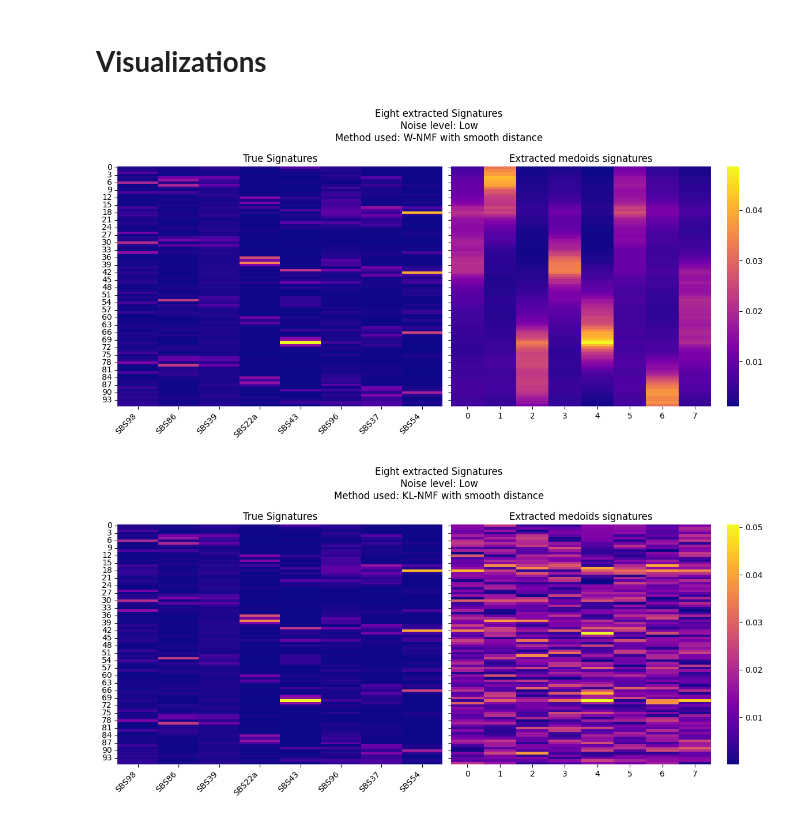
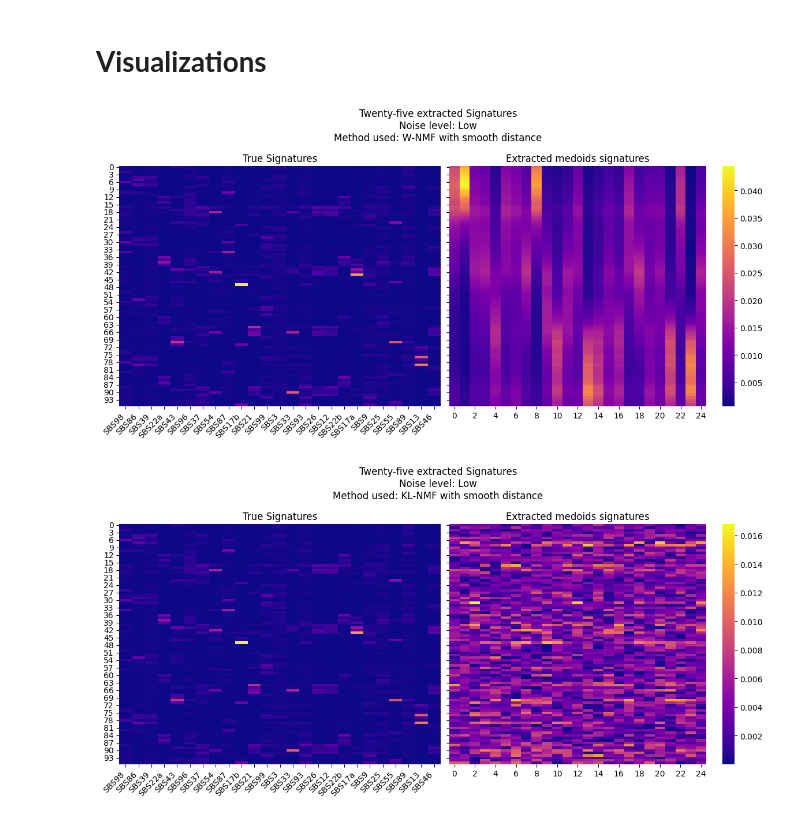
Before and after one commit to Jolijn2020/Mutational_Signatures, a Jupyter notebook: Evaluation_final_clean.ipynb, the cells around one changed output. Cells and saved outputs as stored; diff of their text form; code cells hidden in the pictures.

```diff
--- a/Evaluation_final_clean.ipynb
+++ b/Evaluation_final_clean.ipynb
@@ -1033,20 +1033,20 @@ def plot_all_runs_with_traverse(
 # %%
 plot_all_runs_with_traverse(
     root_dir="results_csv_clean",
-    s_values=["s_8"],
+    s_values=["s_25"],
     distances=["smooth"],
     noise_values=[ "n_0.02"],
     subfolders=("Dw","Dkl"),
     evaluation_method="rearranged",
     cutoff=0.9,
     dist_metric="cos",
     plot_only_medoids=True,
     cmap="plasma",
     scale_heatmap=False
 )
 # %% [output]
-[figure, old version]
+[figure, new version]
-[figure, old version]
+[figure, new version]
 # %%
 def compute_similarity_matrix(
     true_sigs: np.ndarray,
```
Also changed, not shown: parts of 2 cells of this notebook.
